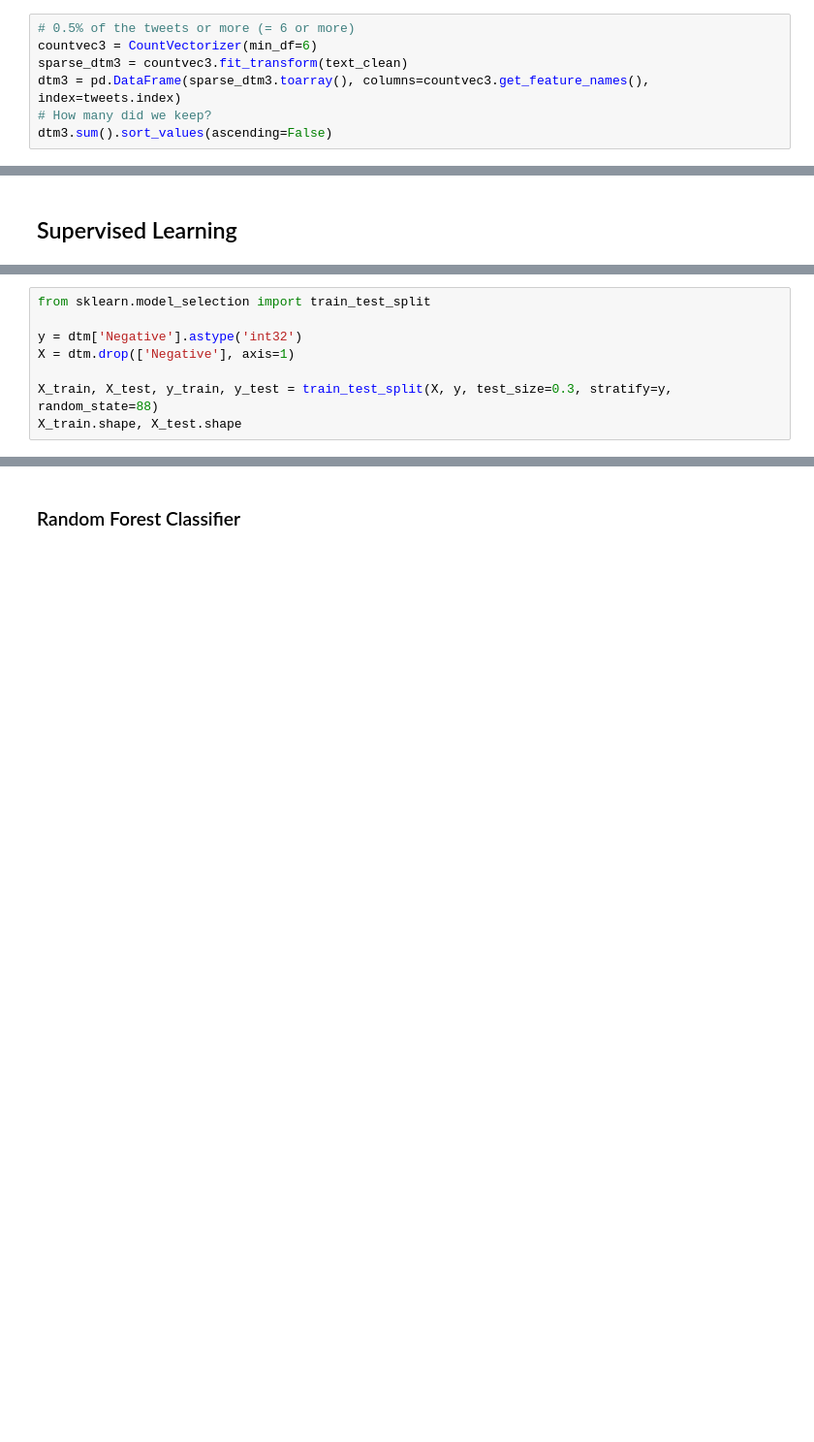
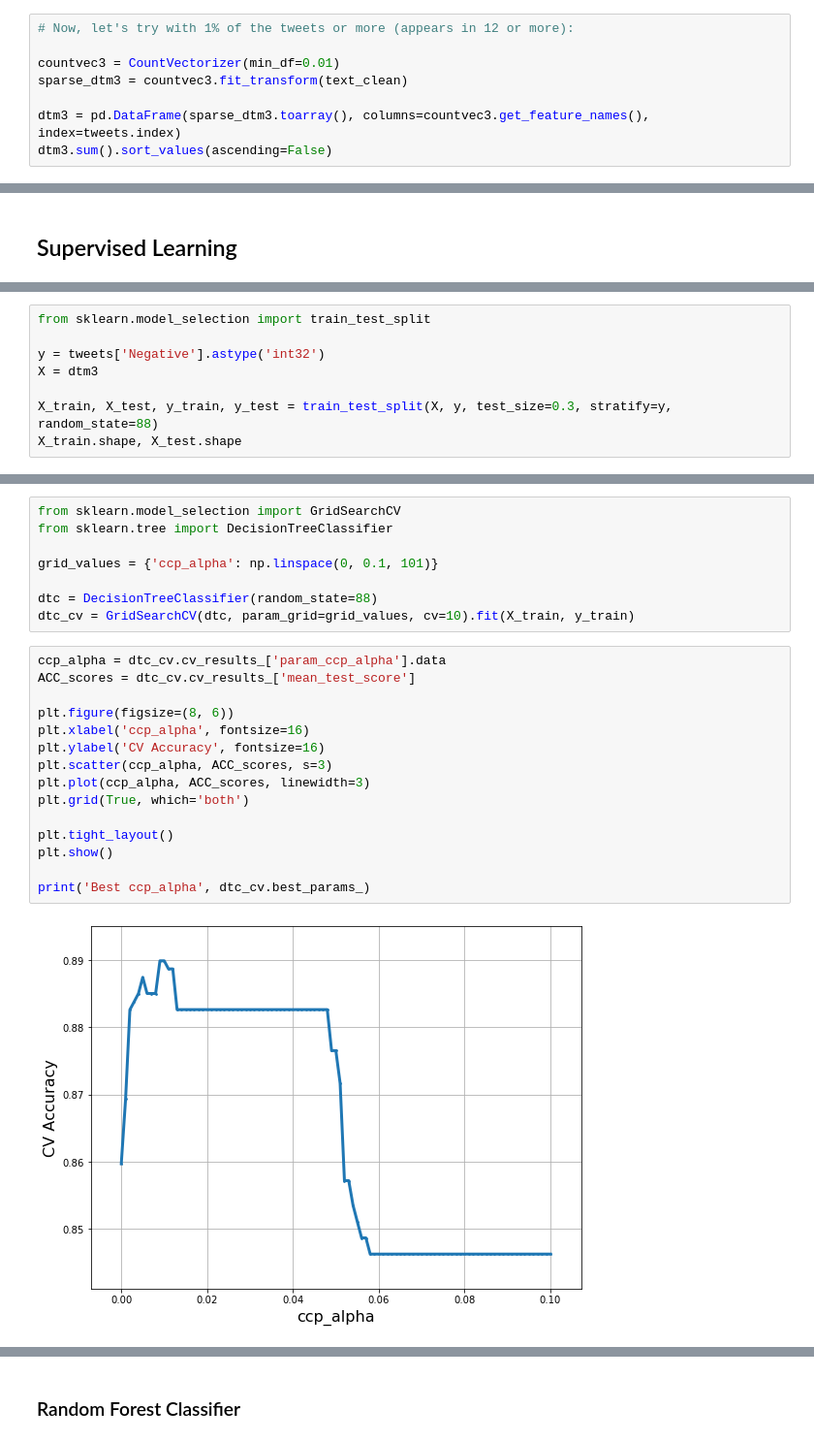
Before and after one commit to paulgrigas/IEOR-142-242-Python-Project, a Jupyter notebook: Lab 6/Lab6_teaching.ipynb, the cells around one changed output, grey strips where cells are left out. Shown at 97% size. Drawn from its saved outputs; the diff is of its cells as text; blank space fills up the shorter version.

```diff
--- a/Lab 6/Lab6_teaching.ipynb
+++ b/Lab 6/Lab6_teaching.ipynb
@@ -404,8 +415,9 @@ Length: 127, dtype: int64
 # %%
-# 0.5% of the tweets or more (= 6 or more)
-countvec3 = CountVectorizer(min_df=6)
+# Now, let's try with 1% of the tweets or more (appears in 12 or more):
+
+countvec3 = CountVectorizer(min_df=0.01)
 sparse_dtm3 = countvec3.fit_transform(text_clean)
+
 dtm3 = pd.DataFrame(sparse_dtm3.toarray(), columns=countvec3.get_feature_names(), index=tweets.index)
-# How many did we keep?
 dtm3.sum().sort_values(ascending=False)
 # %% [output]
@@ -454,8 +440,8 @@ TweetsTM$Negative = Tweets$Negative
 # %%
 from sklearn.model_selection import train_test_split
 
-y = dtm['Negative'].astype('int32')
-X = dtm.drop(['Negative'], axis=1)
+y = tweets['Negative'].astype('int32')
+X = dtm3
 
 X_train, X_test, y_train, y_test = train_test_split(X, y, test_size=0.3, stratify=y, random_state=88)
 X_train.shape, X_test.shape
@@ -478,0 +467,25 @@ ACC 0.8450704225352113
+# %%
+from sklearn.model_selection import GridSearchCV
+from sklearn.tree import DecisionTreeClassifier
+
+grid_values = {'ccp_alpha': np.linspace(0, 0.1, 101)}
+
+dtc = DecisionTreeClassifier(random_state=88)
+dtc_cv = GridSearchCV(dtc, param_grid=grid_values, cv=10).fit(X_train, y_train)
+# %%
+ccp_alpha = dtc_cv.cv_results_['param_ccp_alpha'].data
+ACC_scores = dtc_cv.cv_results_['mean_test_score']
+
+plt.figure(figsize=(8, 6))
+plt.xlabel('ccp_alpha', fontsize=16)
+plt.ylabel('CV Accuracy', fontsize=16)
+plt.scatter(ccp_alpha, ACC_scores, s=3)
+plt.plot(ccp_alpha, ACC_scores, linewidth=3)
+plt.grid(True, which='both')
+
+plt.tight_layout()
+plt.show()
+
+print('Best ccp_alpha', dtc_cv.best_params_)
+# %% [output]
+[figure, added]
```
Also changed, not shown: parts of 94 cells of this notebook.
